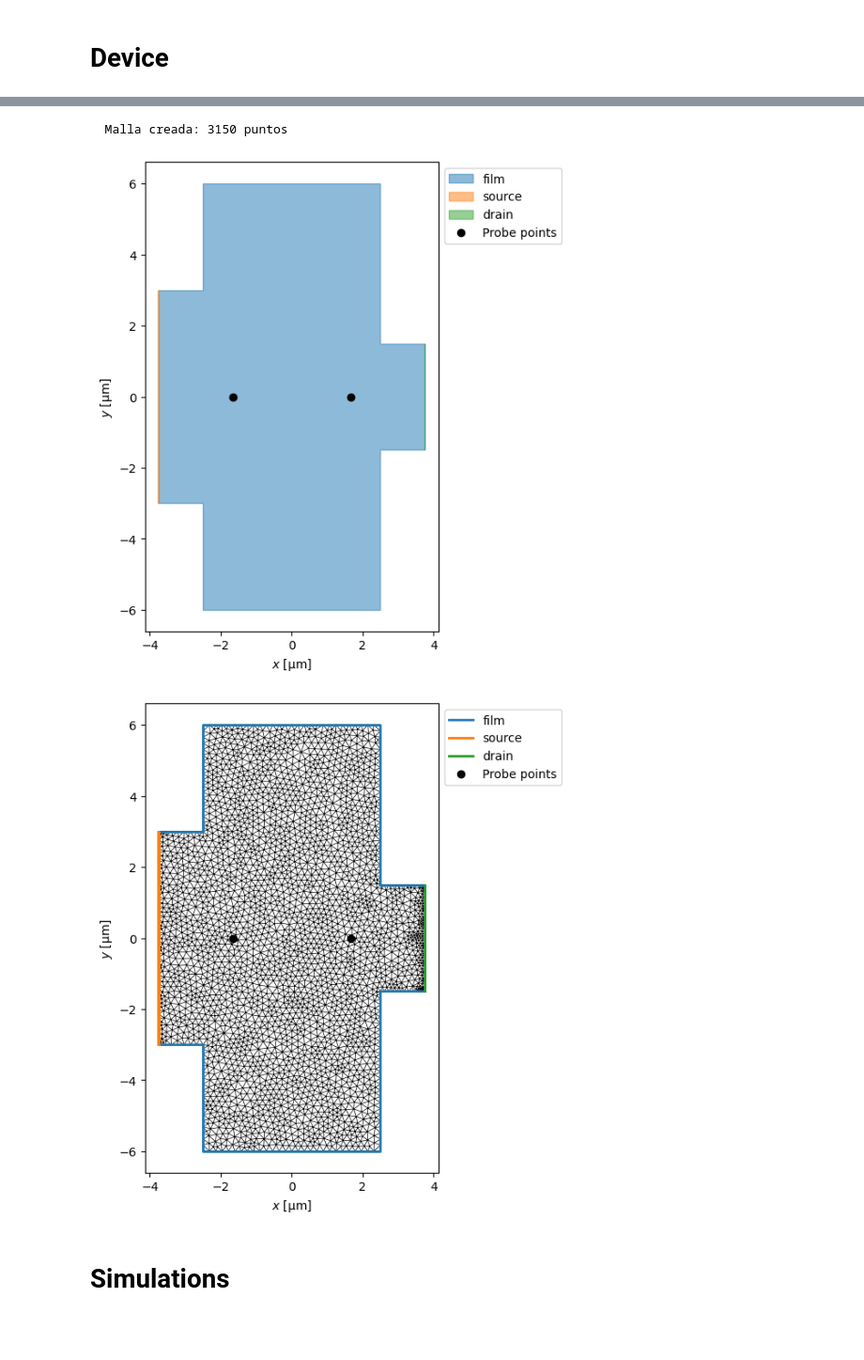
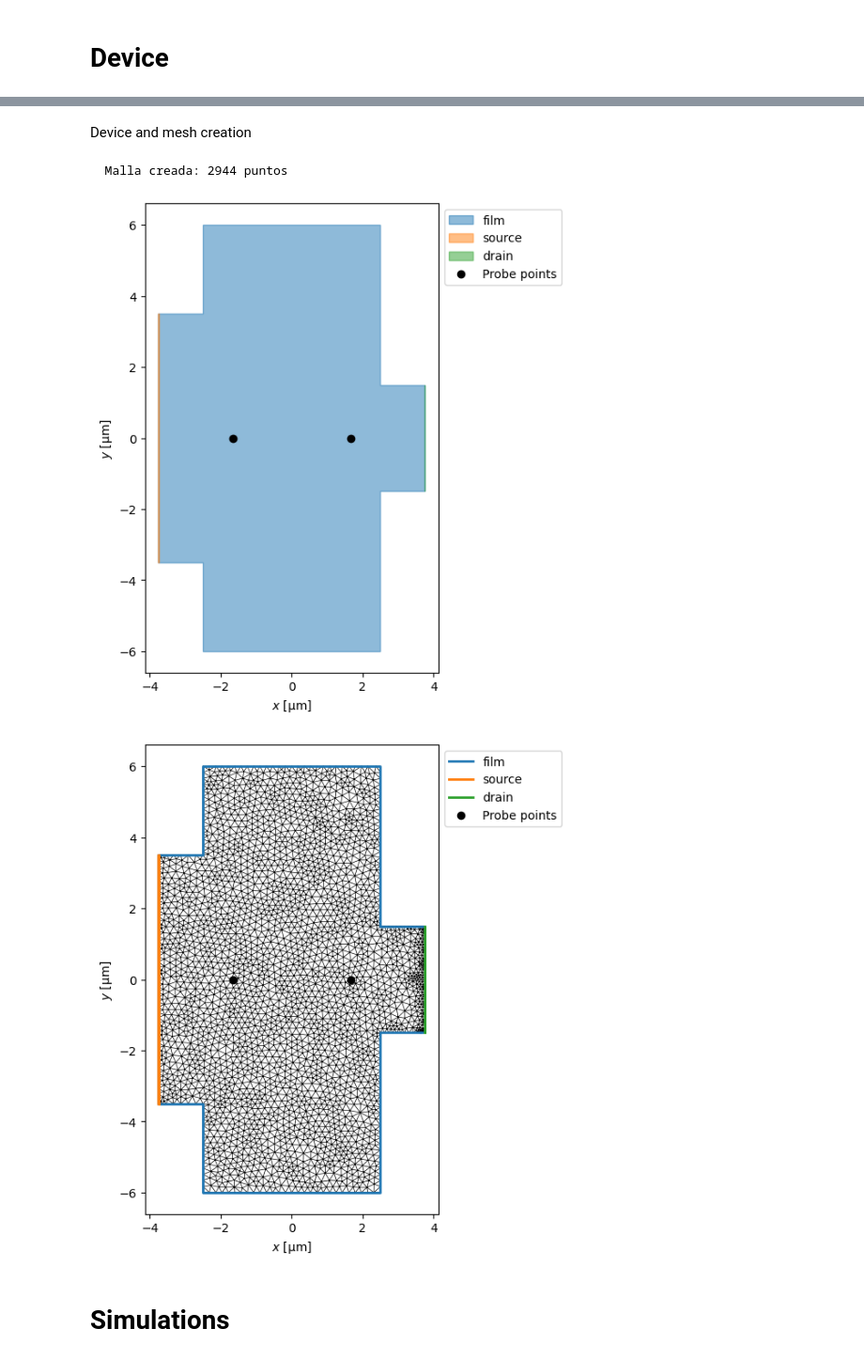
Before and after one commit to AlejoProjects/diode_effect, a Jupyter notebook: proyecto_electro2.ipynb, the cells around one changed output, grey strips where cells are left out. Shown at 94% size. Drawn from its saved outputs; the diff is of its cells as text; code cells hidden in the pictures; blank space fills up the shorter version.

```diff
--- a/proyecto_electro2.ipynb
+++ b/proyecto_electro2.ipynb
@@ -124,7 +113,7 @@ STRIPE_LENGTH = 0.01   # side of the square contact
 OVERLAP = 0.5         # aditional space for overlapping
 ###Rectangulo pequeño
 width_x2 = width_x/2
-height_y2 = height_y/2
+height_y2 =(height_y/2)+ 1
 
 ### 1.3. Parámetros de Malla
 MAX_EDGE_LENGTH_IV = xi / 1.5
@@ -145,9 +150,13 @@ Device and mesh creation
+# %% [markdown]
+Device and mesh creation
 # %%
-def create_device(geometry_used,max_edge_length,increment=3,translationx=((width_x + width_x2 + STRIPE_LENGTH) / 2),translationy=0):
+
+def create_device(geometry_used,max_edge_length,incrementx=0,incrementy=3,translationx=((width_x + width_x2 + STRIPE_LENGTH) / 2),translationy=0):
     '''
-    Since we're using the same geometry, this function is implemented so we can change the position of the source and drain to our liking
-    geometry_used: tdgl.polygon object,
+    Since we're using the same geometry, this function is implemented so we can change the dimensions of the right rectangle hence the position of the drain too : tdgl.polygon object,
     max_edge_length:int,
+    incrementx:float
+    incrementy:float
     source_dimension: array [width,height]
     drain_dimension: array [width,height]
     translationx:float
@@ -156,43 +165,43 @@ def create_device(geometry_used,max_edge_length,increment=3,translationx=((width
     '''
     #for points that are the same as the  film width
     contact_size = width_x #1 µm squares
-    film_poly_up = tdgl.Polygon("film_pequeño", points=box(width=width_x2, height=increment)).translate(dx=+width_x/2)
+    film_poly_up = tdgl.Polygon("film_pequeño", points=box(width=width_x2 + incrementx, height=incrementy)).translate(dx=+width_x/2)
     combined_geometry = film_poly.union(geometry_used,film_poly_up)
     #Source
     source_poly = tdgl.Polygon(
         "source",
         points=box(width=STRIPE_LENGTH,height=height_y2)
     ).translate(dx=-translationx).translate(dy=translationy)
     #Drain
     drain_poly = tdgl.Polygon(
         "drain",
-        points=box(width=STRIPE_LENGTH, height=increment)
-    ).translate(dx=+translationx).translate(dy=+translationy)
+        points=box(width=STRIPE_LENGTH, height=incrementy)
+    ).translate(dx=+translationx+incrementx/2).translate(dy=+translationy)
     combined_film = tdgl.Polygon.from_union([combined_geometry, source_poly, drain_poly], name="film")
     probe_points = [(width_x / 3,0), (-width_x / 3,0)]
     device = tdgl.Device(
         "vertical_bridge",
         layer=layer,
         film=combined_film,
         holes=[],
         terminals=[source_poly, drain_poly],
         probe_points=probe_points,
         length_units=LENGTH_UNITS,
     )
 
     device.make_mesh(max_edge_length=max_edge_length, smooth=SMOOTHING_STEPS)
     #Remove to se more details about the mesh
     #There are 4 malformed cells as of now , 4/5030
     clear_output(wait=True)
     print(f"  Malla creada: {len(device.mesh.sites)} puntos")
     fig, ax = device.draw()
     return device
-device_fast = create_device(half_geometry,MAX_EDGE_LENGTH_IV)
+device_fast = create_device(half_geometry,MAX_EDGE_LENGTH_IV,incrementx=0)
 fig, ax = device_fast.plot(mesh=True)
 # %% [output]
-  Malla creada: 3150 puntos
+  Malla creada: 2944 puntos
-[figure, old version]
+[figure, new version]
-[figure, old version]
+[figure, new version]
 # %% [markdown]
 # Simulations
 # %% [markdown]
```
Also changed, not shown: parts of 13 cells of this notebook, 2 other files.
